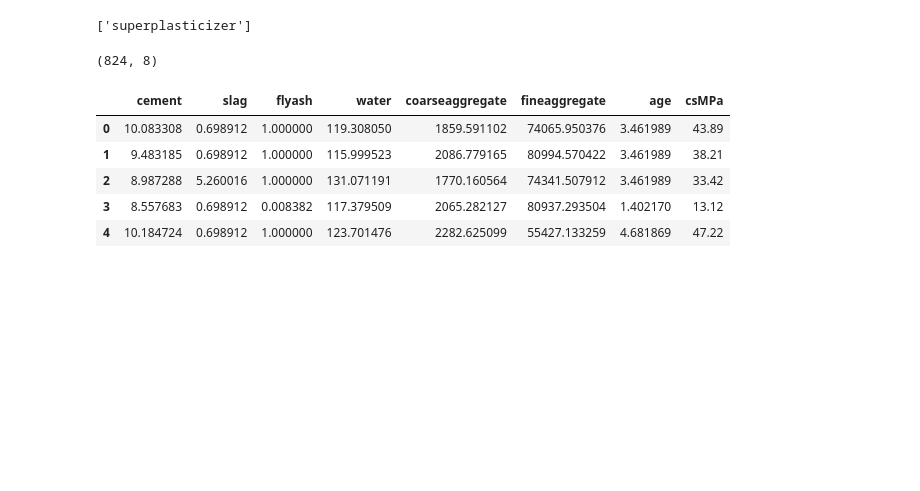
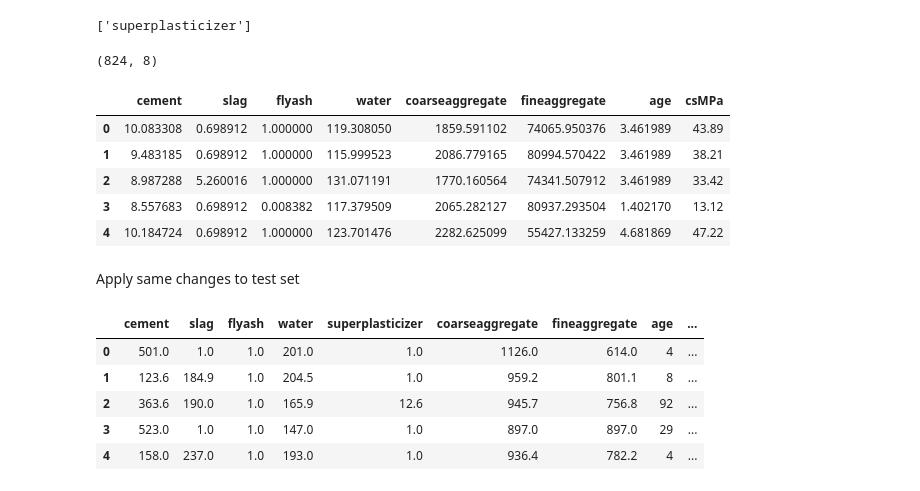
Before and after one commit to Dante-Cadiz/concrete-strength, a Jupyter notebook: jupyter_notebooks/FeatureEngineering.ipynb, the cells around one changed output. Drawn from its saved outputs; the diff is of its cells as text; code cells hidden in the pictures; blank space fills up the shorter version.

Commit message:
Perform feature engineering on test set

```diff
--- a/jupyter_notebooks/FeatureEngineering.ipynb
+++ b/jupyter_notebooks/FeatureEngineering.ipynb
@@ -232,3 +233,15 @@ df_complete.head()
 | 4 | 10.184724 | 0.698912 | 1.000000 | 123.701476 | 2282.625099 | 55427.133259 | 4.681869 | 47.22 |
 # %%
 df_complete.to_csv("outputs/datasets/cleaned/TrainSetEngineered.csv", index=False)
+# %% [markdown]
+Apply same changes to test set
+# %%
+df_test_plus_one = df_test.apply(lambda x : x+1)
+df_test_plus_one.head()
+# %% [output]
+|  | cement | slag | flyash | water | superplasticizer | coarseaggregate | fineaggregate | age | ... |
+| 0 | 501.0 | 1.0 | 1.0 | 201.0 | 1.0 | 1126.0 | 614.0 | 4 | ... |
+| 1 | 123.6 | 184.9 | 1.0 | 204.5 | 1.0 | 959.2 | 801.1 | 8 | ... |
+| 2 | 363.6 | 190.0 | 1.0 | 165.9 | 12.6 | 945.7 | 756.8 | 92 | ... |
+| 3 | 523.0 | 1.0 | 1.0 | 147.0 | 1.0 | 897.0 | 897.0 | 29 | ... |
+| 4 | 158.0 | 237.0 | 1.0 | 193.0 | 1.0 | 936.4 | 782.2 | 4 | ... |
```
Also changed, not shown: parts of 4 cells of this notebook, 1 other file.
